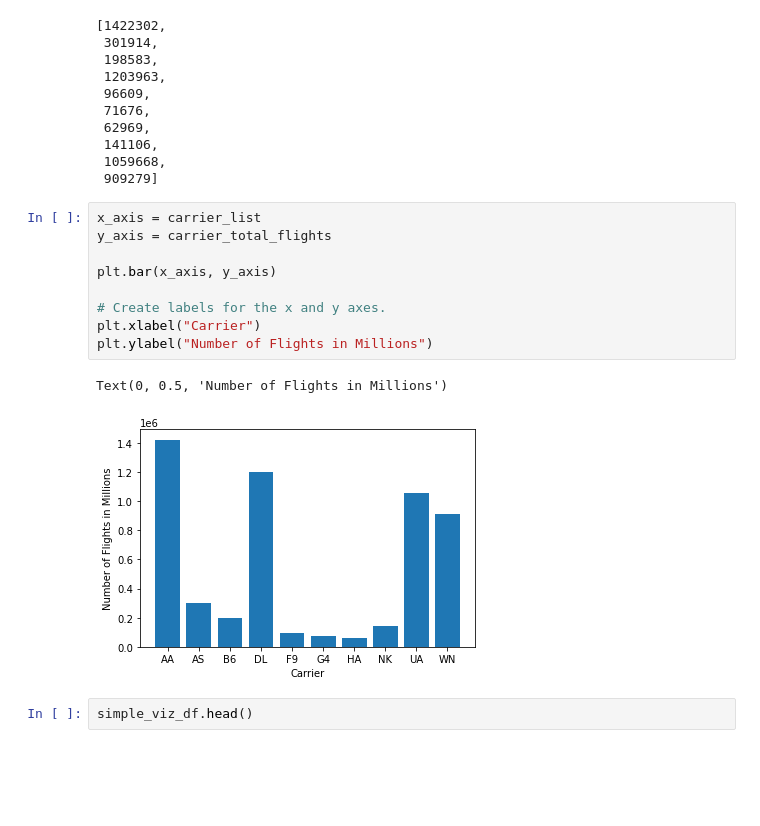
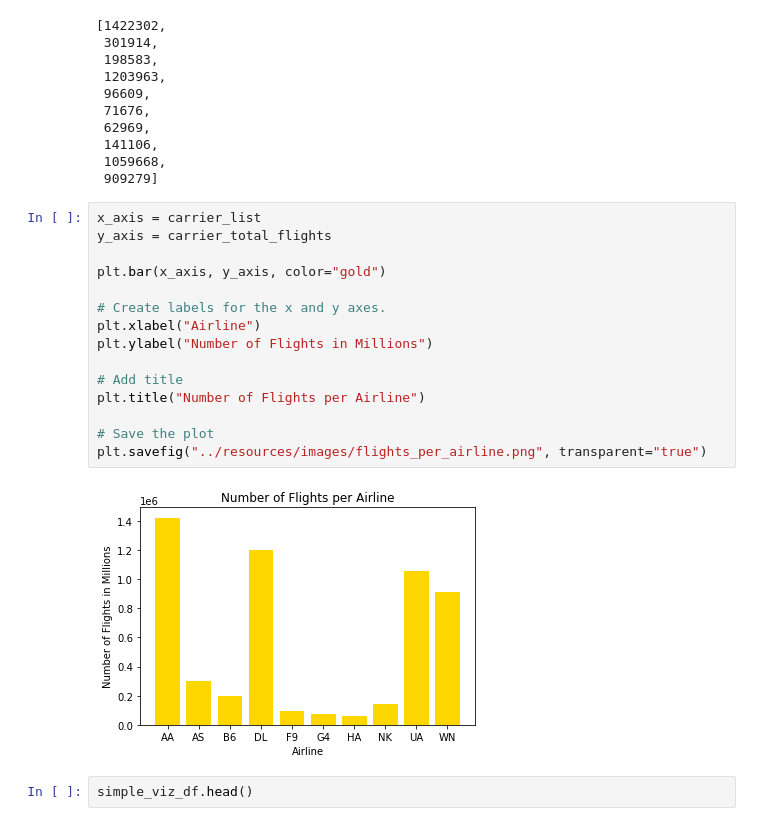
Before and after one commit to Bdataplanet/To_fly_or_not_to_fly, a Jupyter notebook: Visualizations/dataviz_seg2.ipynb, the cells around one changed output. Drawn from its saved outputs; the diff is of its cells as text; blank space fills up the shorter version.

```diff
--- a/Visualizations/dataviz_seg2.ipynb
+++ b/Visualizations/dataviz_seg2.ipynb
@@ -417,15 +417,20 @@ carrier_total_flights
 # %%
 x_axis = carrier_list
 y_axis = carrier_total_flights
 
-plt.bar(x_axis, y_axis)
+plt.bar(x_axis, y_axis, color="gold")
 
 # Create labels for the x and y axes.
-plt.xlabel("Carrier")
+plt.xlabel("Airline")
 plt.ylabel("Number of Flights in Millions")
+
+# Add title
+plt.title("Number of Flights per Airline")
+
+# Save the plot
+plt.savefig("../resources/images/flights_per_airline.png", transparent="true")
 # %% [output]
-Text(0, 0.5, 'Number of Flights in Millions')
-[figure, old version]
+[figure, new version]
 # %%
 simple_viz_df.head()
 # %% [output]
```
Also changed, not shown: parts of 8 cells of this notebook, 4 other files.
